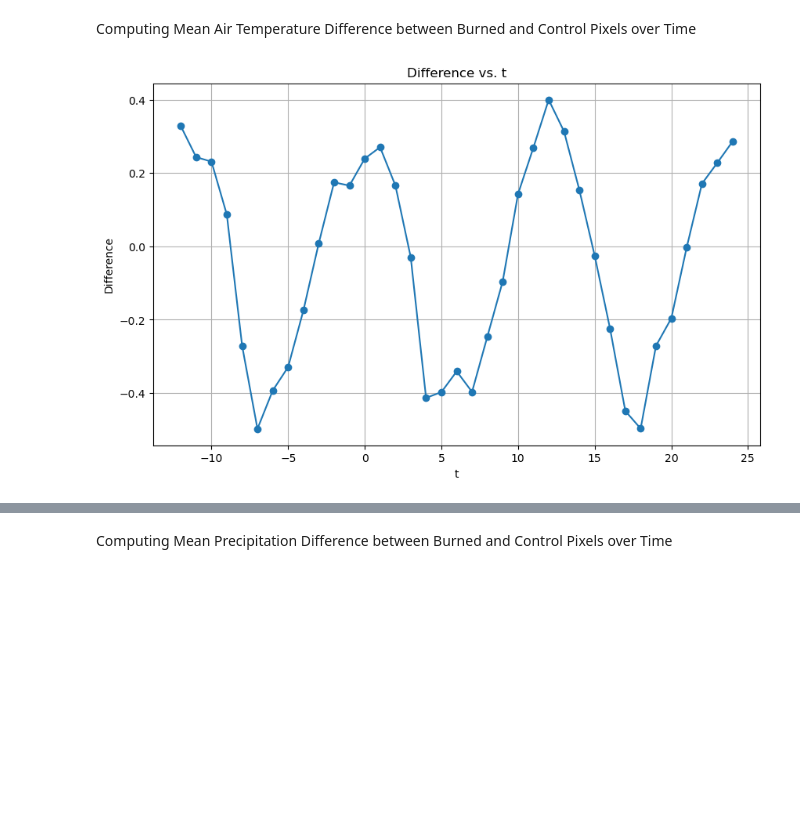
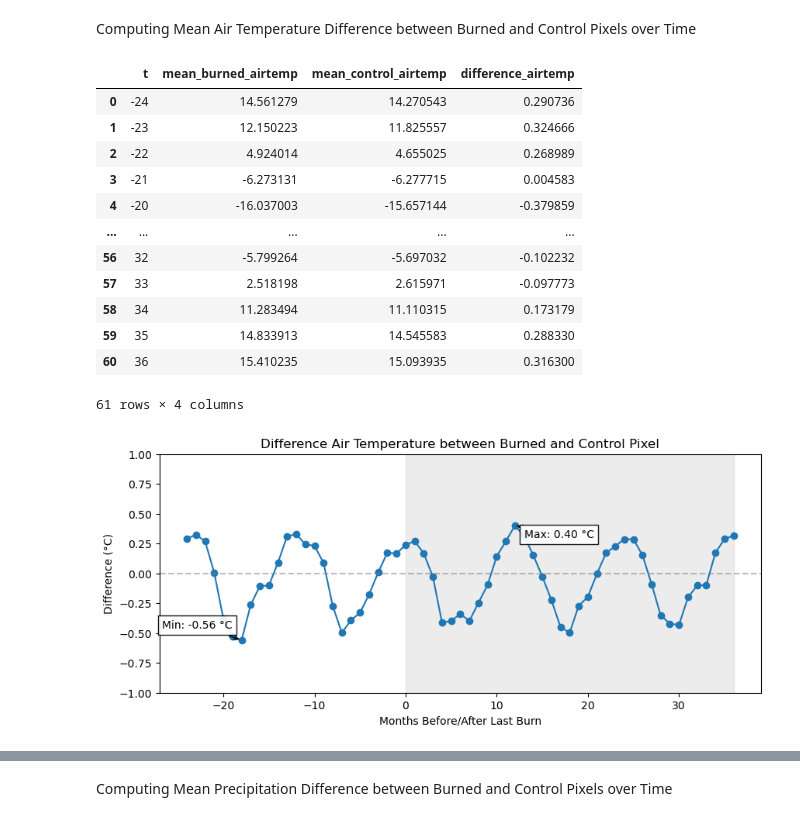
Before and after one commit to annavonblohn/Remote_Sensing_Applications, a Jupyter notebook: analysis_wildfire_atmospheric_variables.ipynb, the cells around one changed output, grey strips where cells are left out. Saved outputs shown, nothing was run; the diff lists cells and outputs as text; code cells hidden in the pictures; blank space fills up the shorter version.

```diff
--- a/analysis_wildfire_atmospheric_variables.ipynb
+++ b/analysis_wildfire_atmospheric_variables.ipynb
@@ -543,7 +559,6 @@ for i in range(len(df_burned_control_lastburn_kndvi_highest_severity_airtemp_pre
     mean_values_control.append(index_mean_control)
 
 # Create a new DataFrame with the mean values for burned_airtemp_values and control_airtemp_values
-# df_time_indices_airtemp = pd.DataFrame({'mean_burned_airtemp': mean_values_burned, 'mean_control_airtemp': mean_values_control})
 df_time_indices_airtemp['mean_burned_airtemp'] = mean_values_burned
 
 df_time_indices_airtemp['mean_control_airtemp'] = mean_values_control
@@ -551,19 +566,57 @@ df_time_indices_airtemp['mean_control_airtemp'] = mean_values_control
 # Calculate the difference between mean_burned_airtemp and mean_control_airtemp
 df_time_indices_airtemp['difference_airtemp'] = df_time_indices_airtemp['mean_burned_airtemp'] - df_time_indices_airtemp['mean_control_airtemp']
 
-# Print the updated DataFrame
-df_time_indices_airtemp
-
 # Save the DataFrame as a CSV file
 df_time_indices_airtemp.to_csv('df_time_indices_airtemp.csv', index=False)
+
+# Display the updated DataFrame
+df_time_indices_airtemp
+# %% [output]
+|  | t | mean_burned_airtemp | mean_control_airtemp | difference_airtemp |
+| 0 | -24 | 14.561279 | 14.270543 | 0.290736 |
+| 1 | -23 | 12.150223 | 11.825557 | 0.324666 |
+| 2 | -22 | 4.924014 | 4.655025 | 0.268989 |
+| 3 | -21 | -6.273131 | -6.277715 | 0.004583 |
+| 4 | -20 | -16.037003 | -15.657144 | -0.379859 |
+| ... | ... | ... | ... | ... |
+| 56 | 32 | -5.799264 | -5.697032 | -0.102232 |
+| 57 | 33 | 2.518198 | 2.615971 | -0.097773 |
+| 58 | 34 | 11.283494 | 11.110315 | 0.173179 |
+| 59 | 35 | 14.833913 | 14.545583 | 0.288330 |
+| 60 | 36 | 15.410235 | 15.093935 | 0.316300 |
+61 rows × 4 columns
-# %%
-# Assuming df contains your dataframe with 't' and 'difference' columns
-plt.figure(figsize=(10, 6))
-plt.plot(df_time_indices_airtemp['t'], df_time_indices_airtemp['difference_airtemp'], marker='o', linestyle='-')
-plt.title('Difference vs. t')
-plt.xlabel('t')
-plt.ylabel('Difference')
-plt.grid(True)
-plt.show()
-# %% [output]
-[figure, removed]
+# %%
+# Plot Difference Air Temp with Max / Min text boxes #
+t = df_time_indices_airtemp['t']
+difference_airtemp = df_time_indices_airtemp['difference_airtemp']
+
+plt.figure(figsize=(10, 4))  # Adjust figure size
+plt.plot(t, difference_airtemp, marker='o', linestyle='-')
+
+# Add shaded background from t=0 onward with light green
+plt.gca().axvspan(0, t.max(), color='grey', alpha=0.15)
+
+# Add dashed horizontal line at y = 0
+plt.axhline(y=0, linestyle='--', color='grey', alpha=0.5)
+
+plt.title('Difference Air Temperature between Burned and Control Pixel')
+plt.xlabel('Months Before/After Last Burn')
+plt.ylabel('Difference (°C)')
+plt.ylim(-1, 1)  # Set y-axis limits
+plt.grid(False)  # Remove the grid
+
+# Annotate maximum value
+max_value = difference_airtemp.max()
+max_index = difference_airtemp.idxmax()
+plt.annotate(f'Max: {max_value:.2f} °C', xy=(t[max_index], max_value), xytext=(t[max_index] + 1, max_value - 0.1),
+             arrowprops=dict(facecolor='black', arrowstyle='->'), fontsize=10, ha='left', bbox=dict(facecolor='white', alpha=0.9))
+
+# Annotate minimum value
+min_value = difference_airtemp.min()
+min_index = difference_airtemp.idxmin()
+plt.annotate(f'Min: {min_value:.2f} °C', xy=(t[min_index], min_value), xytext=(t[min_index] - 1, min_value + 0.1),
+             arrowprops=dict(facecolor='black', arrowstyle='->'), fontsize=10, ha='right', bbox=dict(facecolor='white', alpha=0.9))
+
+plt.show()
+# %% [output]
+[figure, added]
```
Also changed, not shown: parts of 14 cells of this notebook.
